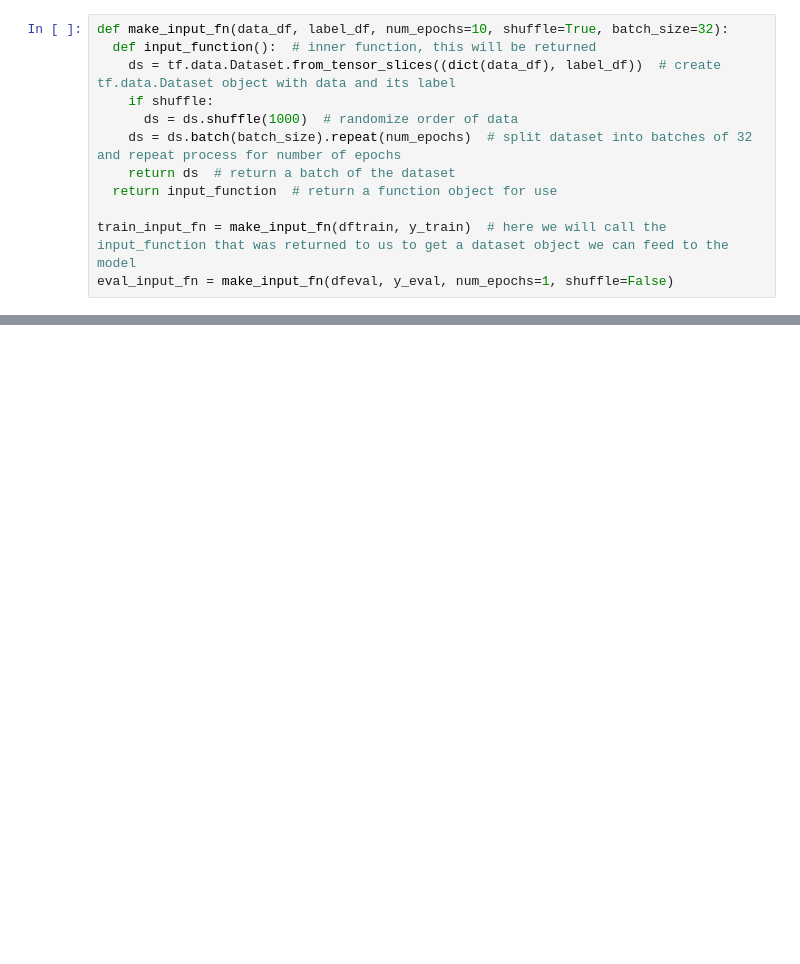
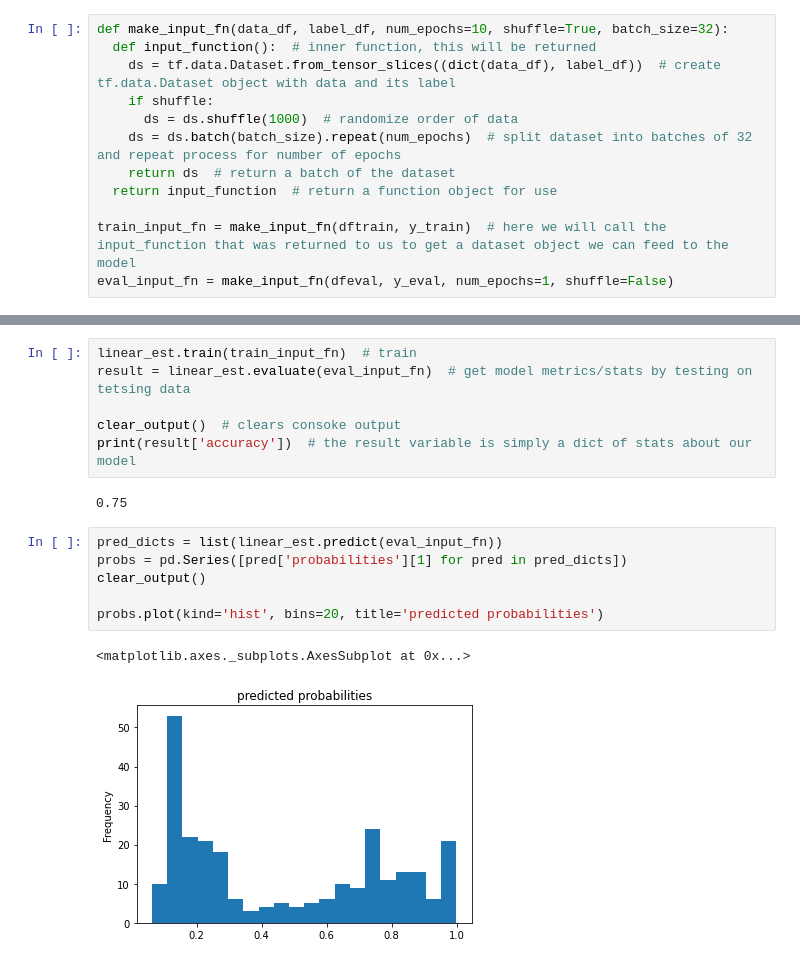
Before and after one commit to Kartik-Chaurasiya/Machine-Learning, a Jupyter notebook: TF_learn.ipynb, the cells around one changed output, grey strips where cells are left out. Cells and saved outputs as stored; diff of their text form; blank space fills up the shorter version.

```diff
--- a/TF_learn.ipynb
+++ b/TF_learn.ipynb
@@ -148,0 +159,17 @@ linear_est = tf.estimator.LinearClassifier(feature_columns=feature_columns)
+# %%
+linear_est.train(train_input_fn)  # train
+result = linear_est.evaluate(eval_input_fn)  # get model metrics/stats by testing on tetsing data
+
+clear_output()  # clears consoke output
+print(result['accuracy'])  # the result variable is simply a dict of stats about our model
+# %% [output]
+0.75
+# %%
+pred_dicts = list(linear_est.predict(eval_input_fn))
+probs = pd.Series([pred['probabilities'][1] for pred in pred_dicts])
+clear_output()
+
+probs.plot(kind='hist', bins=20, title='predicted probabilities')
+# %% [output]
+<matplotlib.axes._subplots.AxesSubplot at 0x...>
+[figure, added]
```
Also changed, not shown: parts of 1 cell of this notebook.
